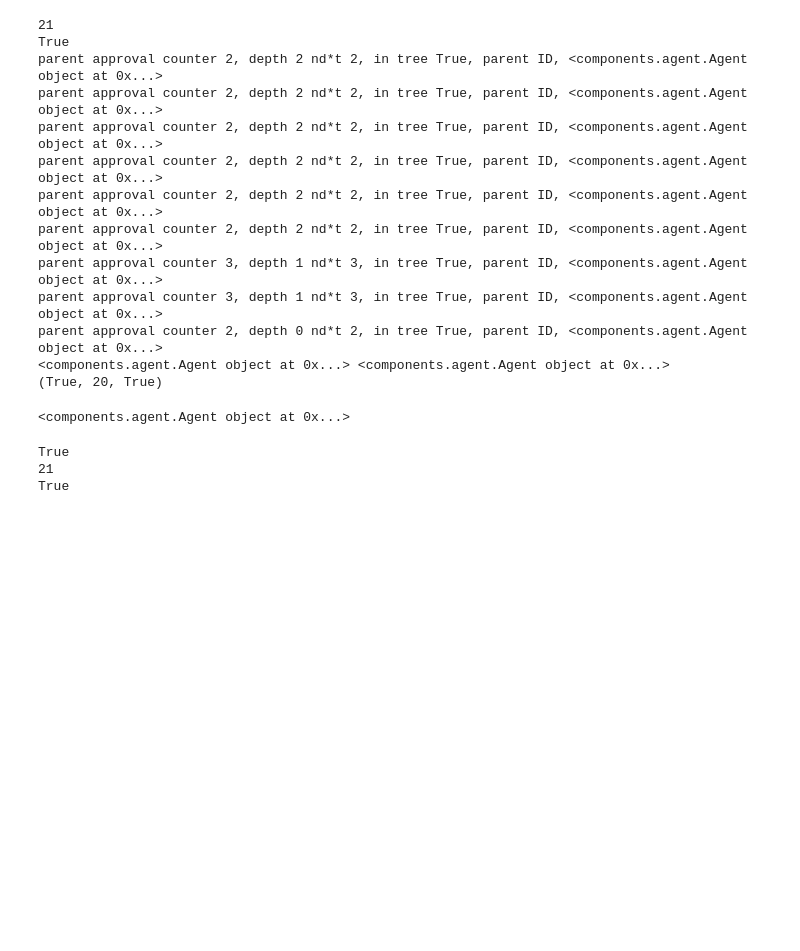
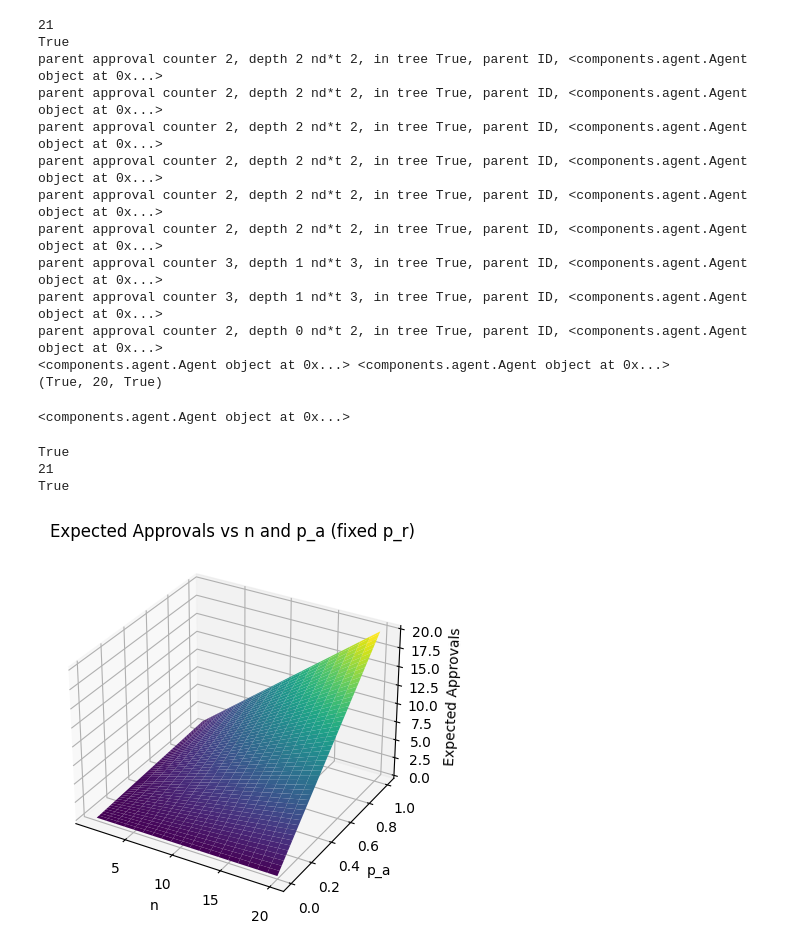
Before and after one commit to aidamanzano/tree-consensus-algoritms, a Jupyter notebook: testing_notebook.ipynb, the cells around one changed output. Cells and saved outputs as stored; diff of their text form; code cells hidden in the pictures; blank space fills up the shorter version.

```diff
--- a/testing_notebook.ipynb
+++ b/testing_notebook.ipynb
@@ -1174,3 +1174,26 @@ print(check2)
 True
 21
 True
+# %%
+import numpy as np
+import matplotlib.pyplot as plt
+
+n_values = np.arange(1, 21)
+p_a_values = np.linspace(0, 1, 100)
+p_r_values = np.linspace(0, 1, 100)
+
+N, P_A, P_R = np.meshgrid(n_values, p_a_values, p_r_values)
+valid_mask = P_A + P_R <= 1
+Z = N * (P_A - P_R)
+Z[~valid_mask] = np.nan  # Invalidate impossible probabilities
+
+fig = plt.figure()
+ax = fig.add_subplot(111, projection='3d')
+ax.plot_surface(N[:, :, 0], P_A[:, :, 0], Z[:, :, 0], cmap='viridis')
+ax.set_xlabel('n')
+ax.set_ylabel('p_a')
+ax.set_zlabel('Expected Approvals')
+plt.title('Expected Approvals vs n and p_a (fixed p_r)')
+plt.show()
+# %% [output]
+[figure, added]
```
Also changed, not shown: parts of 3 cells of this notebook, 4 other files.
